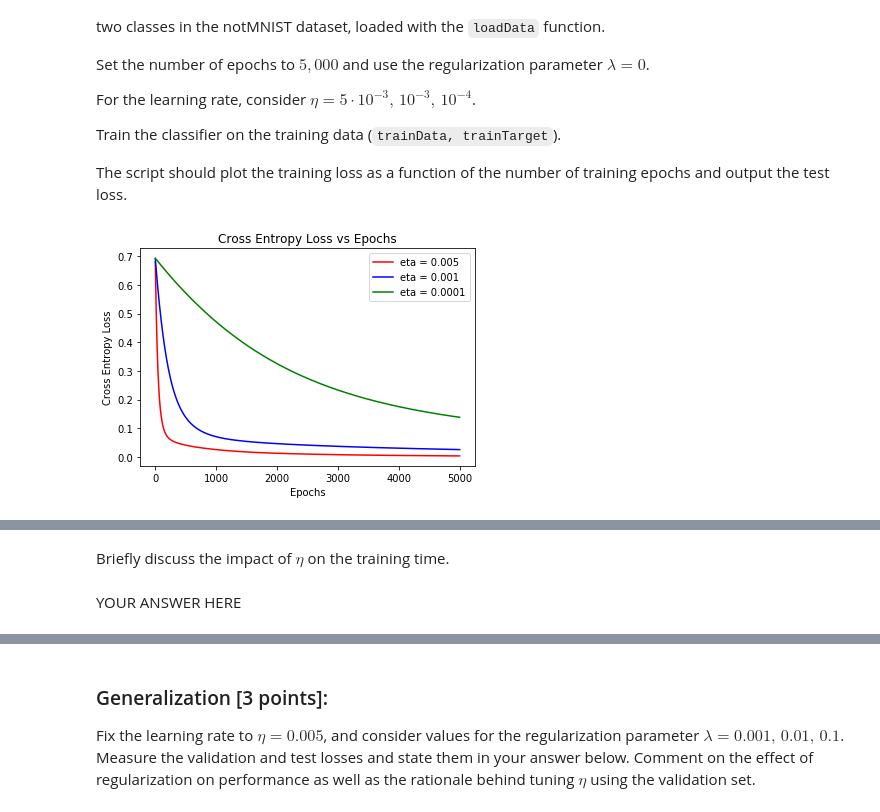
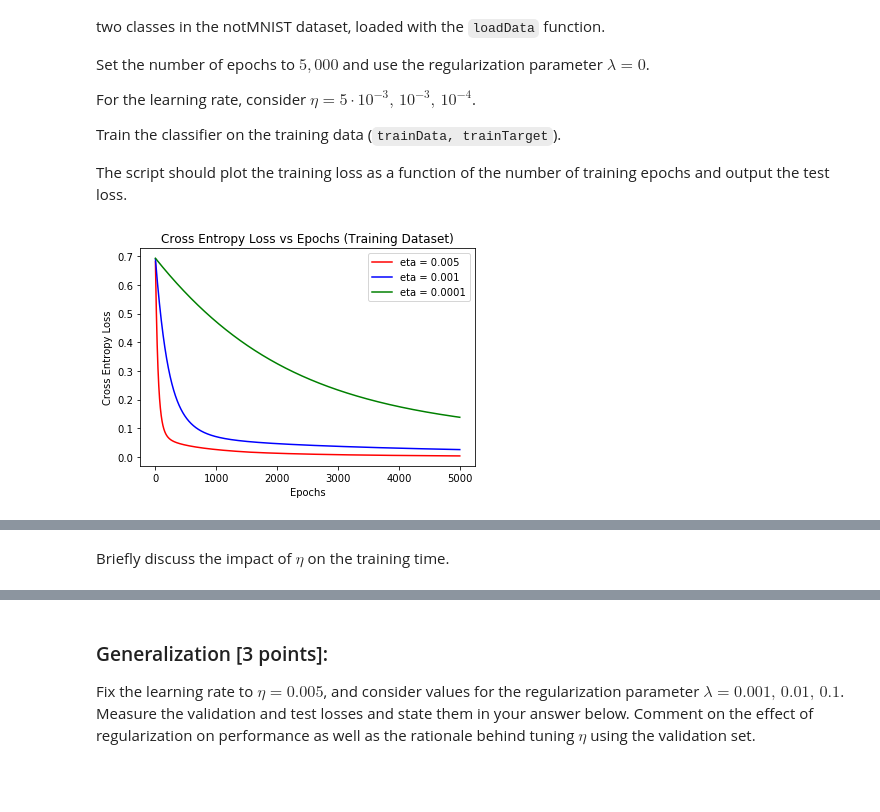
Before and after one commit to avzero07/machine-learning-course, a Jupyter notebook: Assignment1/Assignment1.ipynb, the cells around one changed output, grey strips where cells are left out. Drawn from its saved outputs; the diff is of its cells as text; code cells hidden in the pictures; blank space fills up the shorter version.

```diff
--- a/Assignment1/Assignment1.ipynb
+++ b/Assignment1/Assignment1.ipynb
@@ -108,7 +106,6 @@ def PLA(w, x, y, maxIter):
 # %% [markdown]
 Test the `PLA` function by training the classifier on the training data (`trainData`, `trainTarget`) with a maximum of 100 iterations, and measuring the cassification error using the testing data (`testData`, `testTarget`). Write the test script into the box below and let it print the classiciation error.
 # %%
-# Load Data
 d = loadData()
 trainData = d[0].reshape(3500,-1)
 trainData = np.append(np.ones((trainData.shape[0],1)),trainData,axis=1)
@@ -124,10 +121,10 @@ validTarget[validTarget<1]=-1
 testTarget = d[5].astype(int)
 testTarget[testTarget<1]=-1
 
-# Training
-w = PLA(np.zeros((785,1)),trainData,trainTarget,100) #Add 1 to w for bias
+# Training with Train Data
+wPLA = PLA(np.zeros((785,1)),trainData,trainTarget,100) #Add 1 to w for bias
 
-# Test
-EClassTest = ErrorRate(w,testData,testTarget)
-print("The Classification Error is {:f} or {:f}%".format(EClassTest,EClassTest*100))
+# Test with Test Data
+EClassTest = ErrorRate(wPLA,testData,testTarget)
+print("The Classification Error using the testing data is {:f} or {:f}%".format(EClassTest,EClassTest*100))
 # %% [output]
@@ -262,14 +305,14 @@ def grad_descent(w, x, y, eta, iterations, reg, error_tol):
         grad = gradCE(w,x,y,reg)
         # 4 - Set Step Direction
         stepDir = -1.0*(grad/(np.linalg.norm(grad,2)))
-        wOld = w
+        wOld = np.copy(w)
         # 5 - Update Weights
         w = w + (eta*stepDir)
         # Calculate Loss
         ceLossList.append(crossEntropyLoss(w,x,y,reg))
         # Early Terminate - Tolerance Condition
         if np.linalg.norm((wOld-w),2)<error_tol:
-            return w, ceLossList
+            return w, ceLossList, iterations
         iterations-=1
     return w, ceLossList, iterations
 # %% [markdown]
@@ -312,33 +355,34 @@ op1 = grad_descent(np.zeros((trainData2.shape[1],1)),trainData2,trainTarget2,lea
 
 # For Learning Rate 2
 op2 = grad_descent(np.zeros((trainData2.shape[1],1)),trainData2,trainTarget2,learningRate2,epochs,regParam,errTolerance)
 
 # For Learning Rate 3
 op3 = grad_descent(np.zeros((trainData2.shape[1],1)),trainData2,trainTarget2,learningRate3,epochs,regParam,errTolerance)
 
+# Plots and Outputs
 plt.plot(op1[1],"-r",label="eta = 0.005")
 plt.plot(op2[1],"-b",label="eta = 0.001")
 plt.plot(op3[1],"-g",label="eta = 0.0001")
 plt.xlabel('Epochs')
 plt.ylabel('Cross Entropy Loss')
 plt.legend(loc="upper right")
-plt.title("Cross Entropy Loss vs Epochs")
+plt.title("Cross Entropy Loss vs Epochs (Training Dataset)")
 plt.show()
 
 # Compute Loss With Test Data
 
 # With Eta = 0.005
 ceLossEta1 = crossEntropyLoss(op1[0],testData2,testTarget2,regParam)
 
 # With Eta = 0.001
 ceLossEta2 = crossEntropyLoss(op2[0],testData2,testTarget2,regParam)
 
 # With Eta = 0.0001
 ceLossEta3 = crossEntropyLoss(op3[0],testData2,testTarget2,regParam)
 
-print("Cross Entropy Loss computed for Test Data at Different Eta")
+print("Cross Entropy Loss computed for Testing Dataset at Different Eta\n")
 print("For eta = 0.005, the Test Loss = {:f}".format(ceLossEta1))
 print("For eta = 0.001, the Test Loss = {:f}".format(ceLossEta2))
 print("For eta = 0.0001, the Test Loss = {:f}".format(ceLossEta3))
 # %% [output]
-[figure, old version]
+[figure, new version]
@@ -348,5 +393,3 @@ For eta = 0.001, the Test Loss = 0.089862
 For eta = 0.0001, the Test Loss = 0.146803
 # %% [markdown]
 Briefly discuss the impact of $\eta$ on the training time.
-# %% [markdown]
-YOUR ANSWER HERE
```
Also changed, not shown: parts of 14 cells of this notebook, 3 other files.
